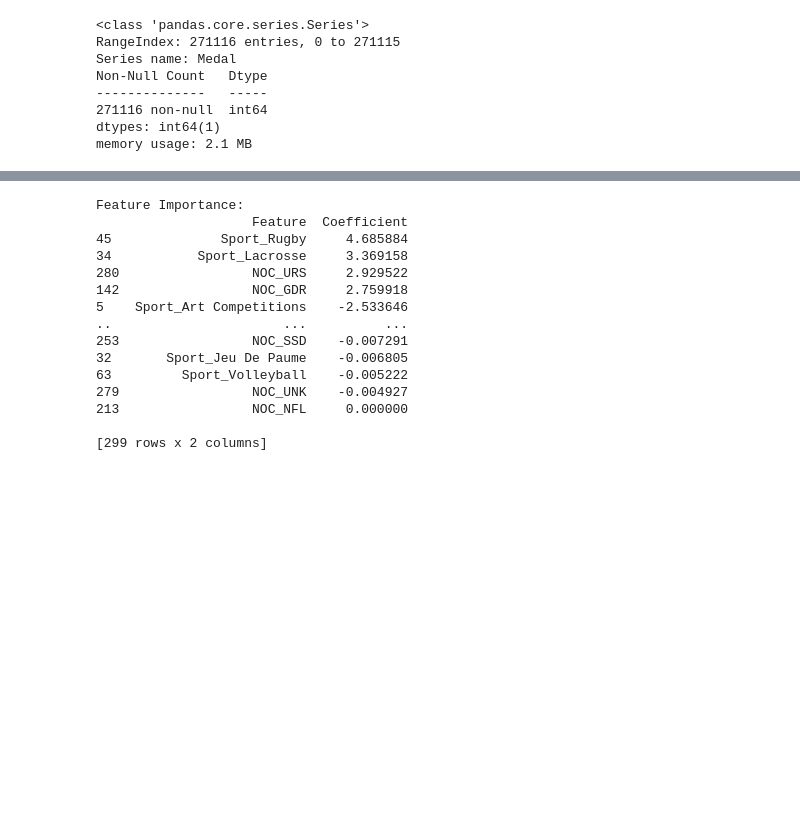
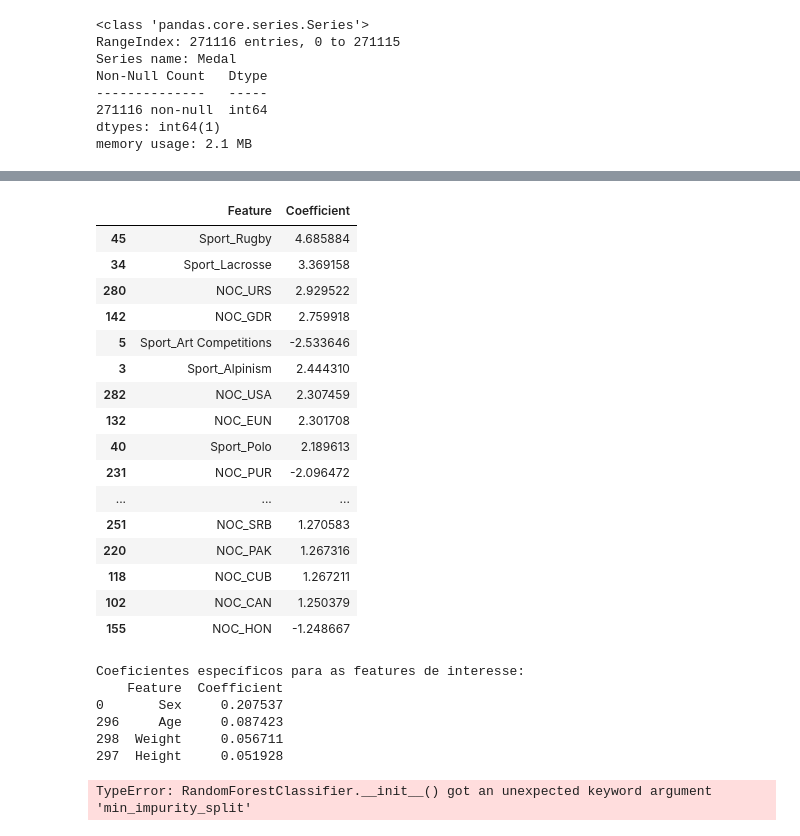
Before and after one commit to IanPerigoVianna/olimpcs, a Jupyter notebook: olympics.ipynb, the cells around one changed output, grey strips where cells are left out. Saved outputs shown, nothing was run; the diff lists cells and outputs as text; code cells hidden in the pictures; blank space fills up the shorter version.

```diff
--- a/olympics.ipynb
+++ b/olympics.ipynb
@@ -465,27 +509,39 @@ weighted avg       0.83      0.86      0.81     54224
 # %%
 
 coefficients = model.coef_[0]
 feature_importance = pd.DataFrame({'Feature': X.columns, 'Coefficient': coefficients})
 
 
 feature_importance = feature_importance.reindex(feature_importance['Coefficient'].abs().sort_values(ascending=False).index)
 
-
-print("Feature Importance:")
-print(feature_importance)
+feature_importance.head(50)
 # %% [output]
-Feature Importance:
-                    Feature  Coefficient
-45              Sport_Rugby     4.685884
-34           Sport_Lacrosse     3.369158
-280                 NOC_URS     2.929522
-142                 NOC_GDR     2.759918
-5    Sport_Art Competitions    -2.533646
-..                      ...          ...
-253                 NOC_SSD    -0.007291
-32       Sport_Jeu De Paume    -0.006805
-63         Sport_Volleyball    -0.005222
-279                 NOC_UNK    -0.004927
-213                 NOC_NFL     0.000000
-
-[299 rows x 2 columns]
+|  | Feature | Coefficient |
+| 45 | Sport_Rugby | 4.685884 |
+| 34 | Sport_Lacrosse | 3.369158 |
+| 280 | NOC_URS | 2.929522 |
+| 142 | NOC_GDR | 2.759918 |
+| 5 | Sport_Art Competitions | -2.533646 |
+| 3 | Sport_Alpinism | 2.444310 |
+| 282 | NOC_USA | 2.307459 |
+| 132 | NOC_EUN | 2.301708 |
+| 40 | Sport_Polo | 2.189613 |
+| 231 | NOC_PUR | -2.096472 |
+| ... | ... | ... |
+| 251 | NOC_SRB | 1.270583 |
+| 220 | NOC_PAK | 1.267316 |
+| 118 | NOC_CUB | 1.267211 |
+| 102 | NOC_CAN | 1.250379 |
+| 155 | NOC_HON | -1.248667 |
+# %%
+features_of_interest = ['Age', 'Sex', 'Height', 'Weight']
+coeficientes_interesse = feature_importance[feature_importance['Feature'].isin(features_of_interest)]
+print("\nCoeficientes específicos para as features de interesse:")
+print(coeficientes_interesse)
+# %% [output]
+Coeficientes específicos para as features de interesse:
+    Feature  Coefficient
+0       Sex     0.207537
+296     Age     0.087423
+298  Weight     0.056711
+297  Height     0.051928
@@ -491,0 +557,16 @@ Feature Importance:
+# %%
+ rf = ensemble.RandomForestClassifier(
+n_estimators=50, random_state=40
+ )
+ rf.fit(X_train, y_train)
+RandomForestClassifier(bootstrap=True,
+class_weight=None, criterion='gini',
+max_depth=None, max_features='auto',
+max_leaf_nodes=None,
+min_impurity_decrease=0.0,
+min_samples_leaf=1, min_samples_split=2,
+min_weight_fraction_leaf=0.0, n_estimators=10,
+n_jobs=1, oob_score=False, random_state=42,
+verbose=0, warm_start=False)
+# %% [output]
+TypeError: RandomForestClassifier.__init__() got an unexpected keyword argument 'min_impurity_split'
```
Also changed, not shown: parts of 19 cells of this notebook.
